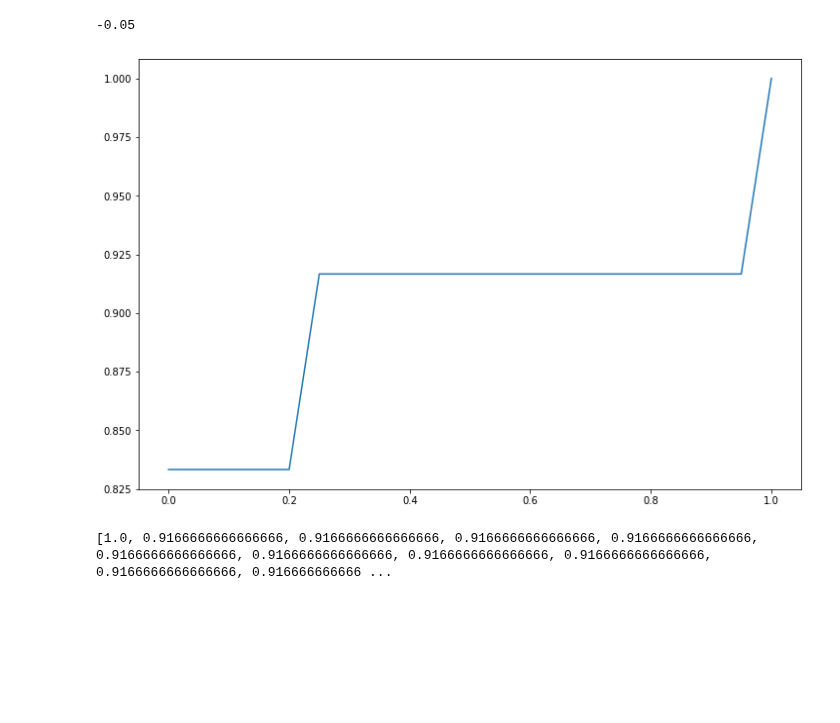
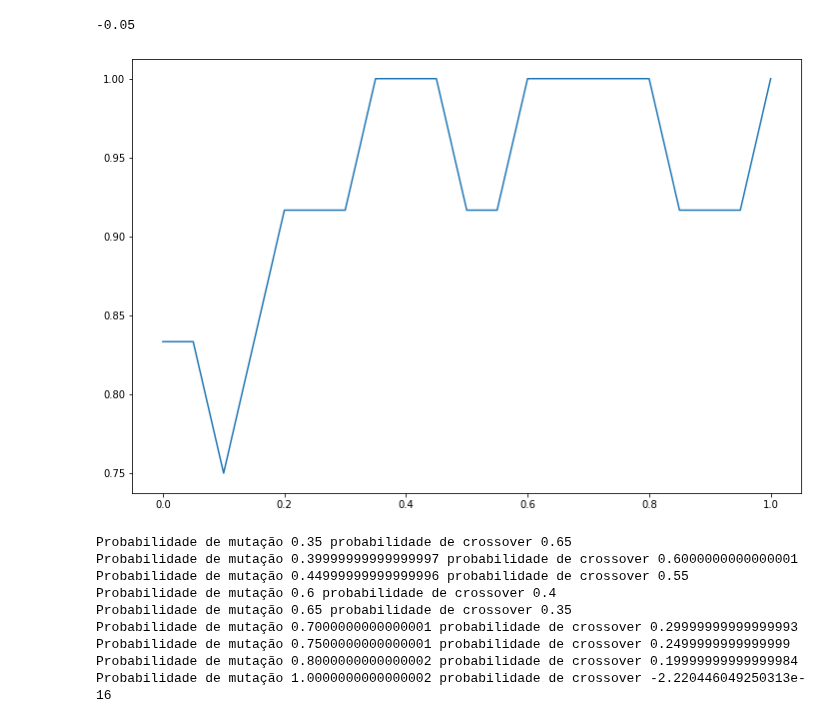
Before and after one commit to AlvaroCavalcante/computacao-bioinspirada, a Jupyter notebook: Computação inspirada pela natureza.ipynb, the cells around one changed output. Cells and saved outputs as stored; diff of their text form; code cells hidden in the pictures; blank space fills up the shorter version.

Commit message:
ajustado o gráfico de probabilidade mutação x cross

```diff
--- a/Computação inspirada pela natureza.ipynb
+++ b/Computação inspirada pela natureza.ipynb
@@ -658,11 +663,21 @@ p_mutacao.pop(0)
 -0.05
 # %%
 plt.figure(figsize=(12,8))
-plt.plot(sorted(p_mutacao, reverse = True), sorted(custos, reverse = True))
+plt.plot(p_mutacao, custos)
 plt.show()
 # %% [output]
-[figure, old version]
+[figure, new version]
-# %%
-print(sorted(custos, reverse = True), 'mutacao', sorted(p_mutacao, reverse = True))
-# %% [output]
-[1.0, 0.9166666666666666, 0.9166666666666666, 0.9166666666666666, 0.9166666666666666, 0.9166666666666666, 0.9166666666666666, 0.9166666666666666, 0.9166666666666666, 0.9166666666666666, 0.916666666666 ...
+# %%
+melhores_taxas = [p_mutacao[i] for i, x in enumerate(custos) if x == 1.0]
+for i in melhores_taxas:
+    print('Probabilidade de mutação', i, 'probabilidade de crossover', 1 - i)
+# %% [output]
+Probabilidade de mutação 0.35 probabilidade de crossover 0.65
+Probabilidade de mutação 0.39999999999999997 probabilidade de crossover 0.6000000000000001
+Probabilidade de mutação 0.44999999999999996 probabilidade de crossover 0.55
+Probabilidade de mutação 0.6 probabilidade de crossover 0.4
+Probabilidade de mutação 0.65 probabilidade de crossover 0.35
+Probabilidade de mutação 0.7000000000000001 probabilidade de crossover 0.29999999999999993
+Probabilidade de mutação 0.7500000000000001 probabilidade de crossover 0.2499999999999999
+Probabilidade de mutação 0.8000000000000002 probabilidade de crossover 0.19999999999999984
+Probabilidade de mutação 1.0000000000000002 probabilidade de crossover -2.220446049250313e-16
```
Also changed, not shown: parts of 14 cells of this notebook.
